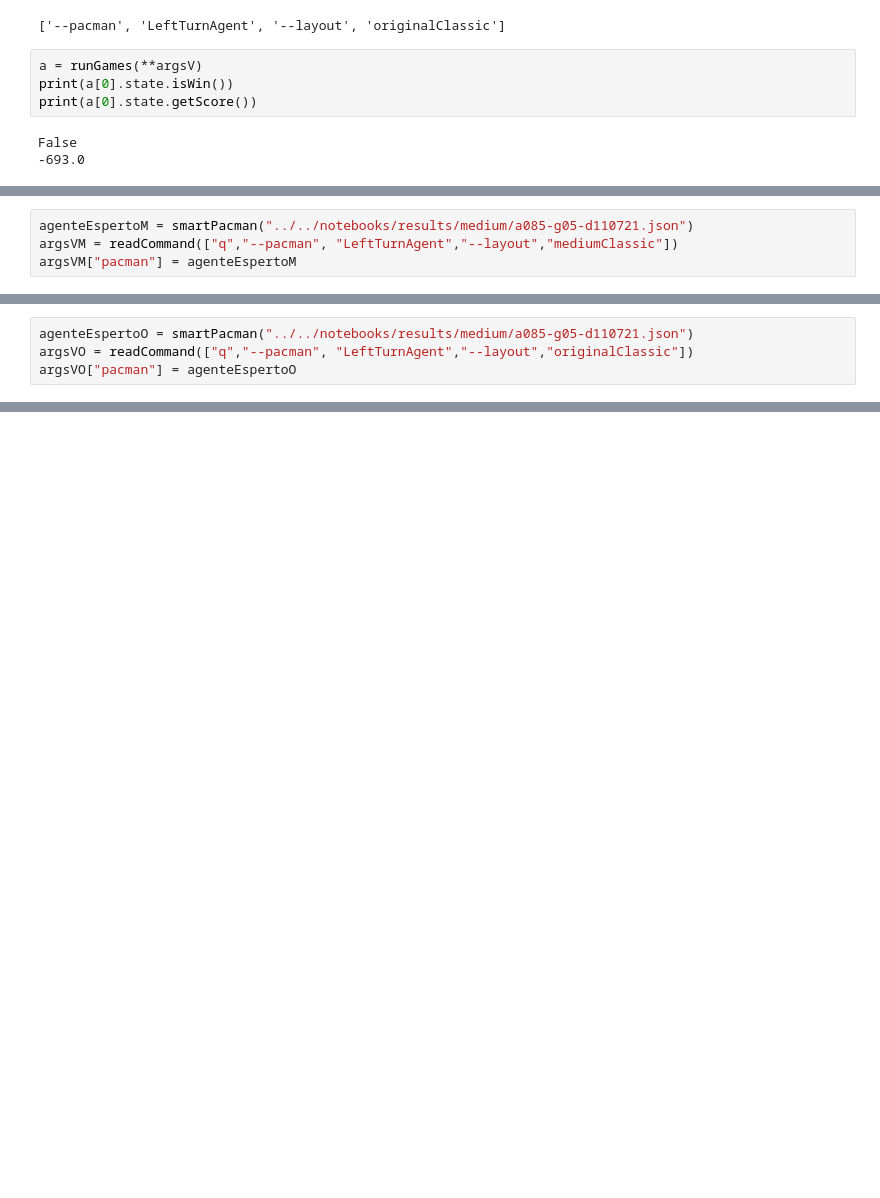
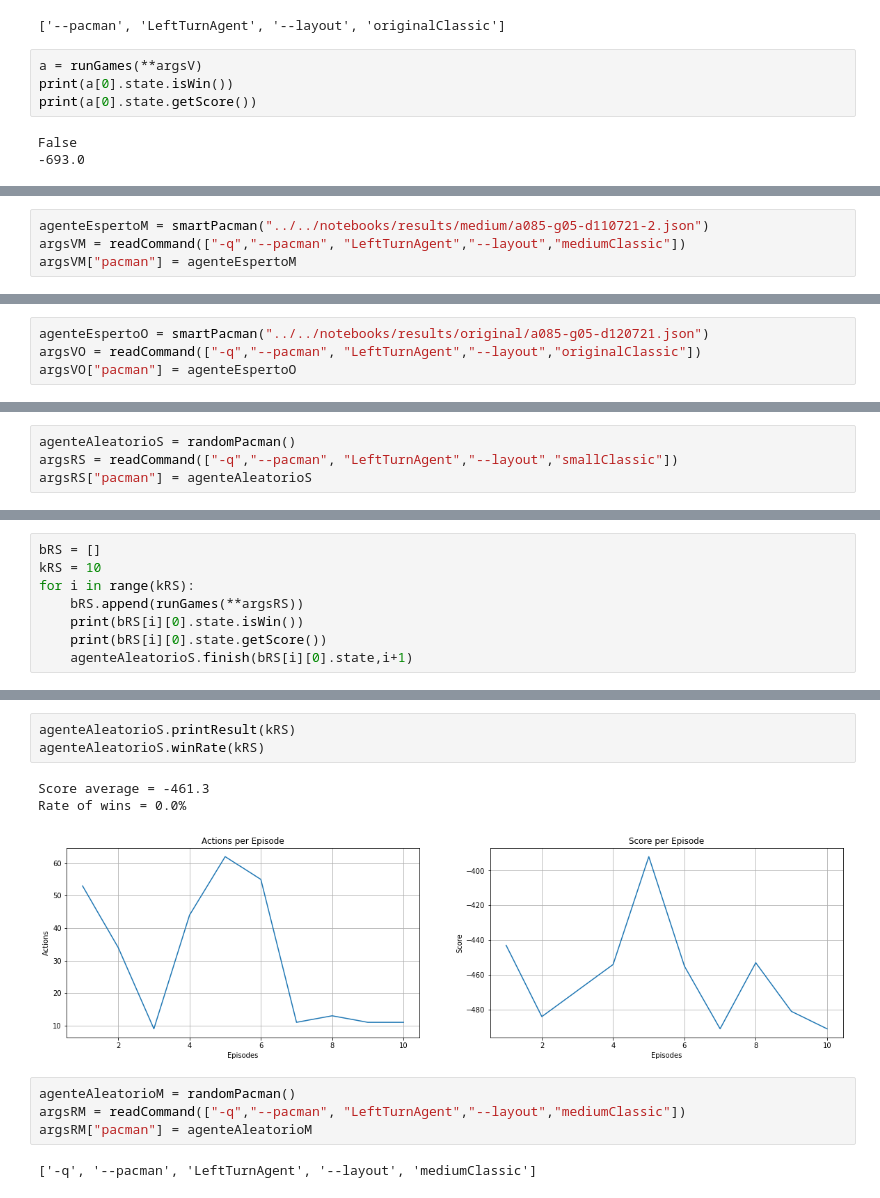
Before and after one commit to batataazul/projects_MachineLearning, a Jupyter notebook: project3_ra214129_ra216179/notebooks/RL.ipynb, the cells around one changed output, grey strips where cells are left out. Cells and saved outputs as stored; diff of their text form; blank space fills up the shorter version.

```diff
--- a/project3_ra214129_ra216179/notebooks/RL.ipynb
+++ b/project3_ra214129_ra216179/notebooks/RL.ipynb
@@ -552,4 +599,4 @@ agenteEspertoS.winRate(kP)
 # %%
-agenteEspertoM = smartPacman("../../notebooks/results/medium/a085-g05-d110721.json")
-argsVM = readCommand(["q","--pacman", "LeftTurnAgent","--layout","mediumClassic"])
+agenteEspertoM = smartPacman("../../notebooks/results/medium/a085-g05-d110721-2.json")
+argsVM = readCommand(["-q","--pacman", "LeftTurnAgent","--layout","mediumClassic"])
 argsVM["pacman"] = agenteEspertoM
@@ -567,4 +640,4 @@ agenteEspertoM.winRate(kM)
 # %%
-agenteEspertoO = smartPacman("../../notebooks/results/medium/a085-g05-d110721.json")
-argsVO = readCommand(["q","--pacman", "LeftTurnAgent","--layout","originalClassic"])
+agenteEspertoO = smartPacman("../../notebooks/results/original/a085-g05-d120721.json")
+argsVO = readCommand(["-q","--pacman", "LeftTurnAgent","--layout","originalClassic"])
 argsVO["pacman"] = agenteEspertoO
@@ -581,0 +722,4 @@ agenteEspertoO.winRate(kO)
+# %%
+agenteAleatorioS = randomPacman()
+argsRS = readCommand(["-q","--pacman", "LeftTurnAgent","--layout","smallClassic"])
+argsRS["pacman"] = agenteAleatorioS
@@ -581,0 +728,8 @@ agenteEspertoO.winRate(kO)
+# %%
+bRS = []
+kRS = 10
+for i in range(kRS):
+    bRS.append(runGames(**argsRS))
+    print(bRS[i][0].state.isWin())
+    print(bRS[i][0].state.getScore())
+    agenteAleatorioS.finish(bRS[i][0].state,i+1)
@@ -581,0 +754,13 @@ agenteEspertoO.winRate(kO)
+# %%
+agenteAleatorioS.printResult(kRS)
+agenteAleatorioS.winRate(kRS)
+# %% [output]
+Score average = -461.3
+Rate of wins = 0.0%
+[figure, added]
+# %%
+agenteAleatorioM = randomPacman()
+argsRM = readCommand(["-q","--pacman", "LeftTurnAgent","--layout","mediumClassic"])
+argsRM["pacman"] = agenteAleatorioM
+# %% [output]
+['-q', '--pacman', 'LeftTurnAgent', '--layout', 'mediumClassic']
```
Also changed, not shown: parts of 32 cells of this notebook.
